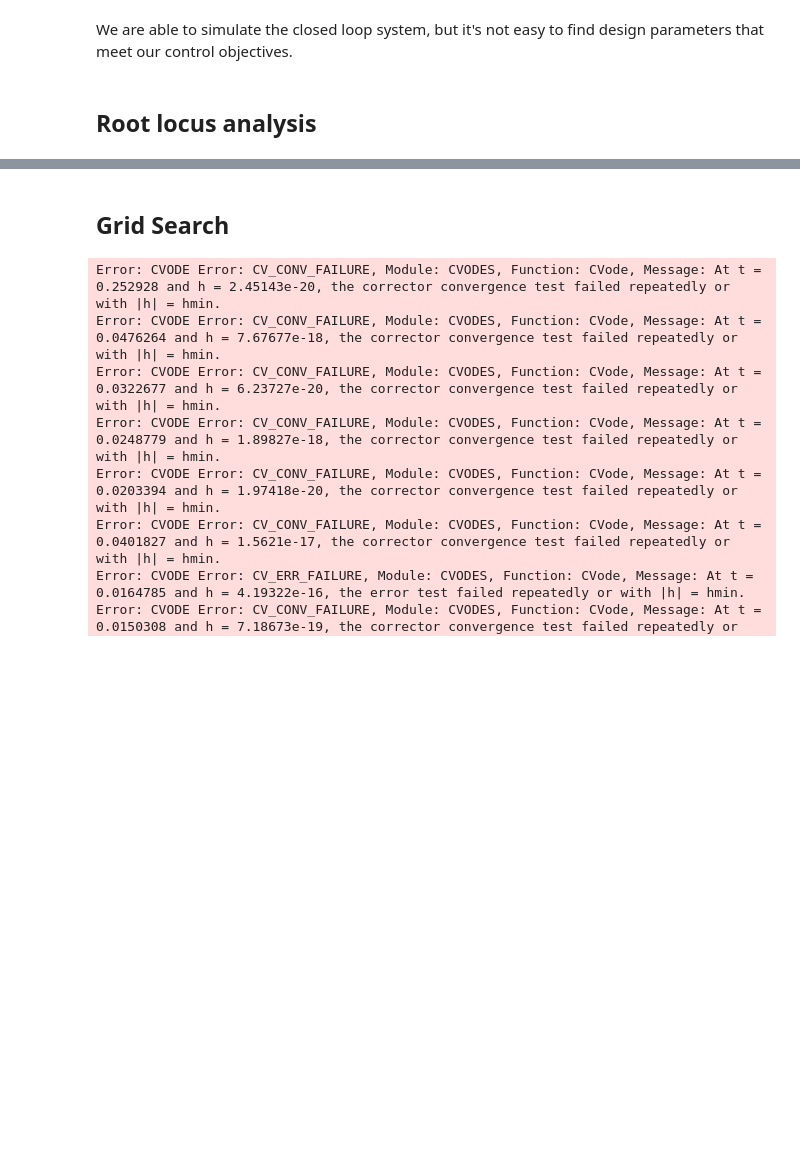
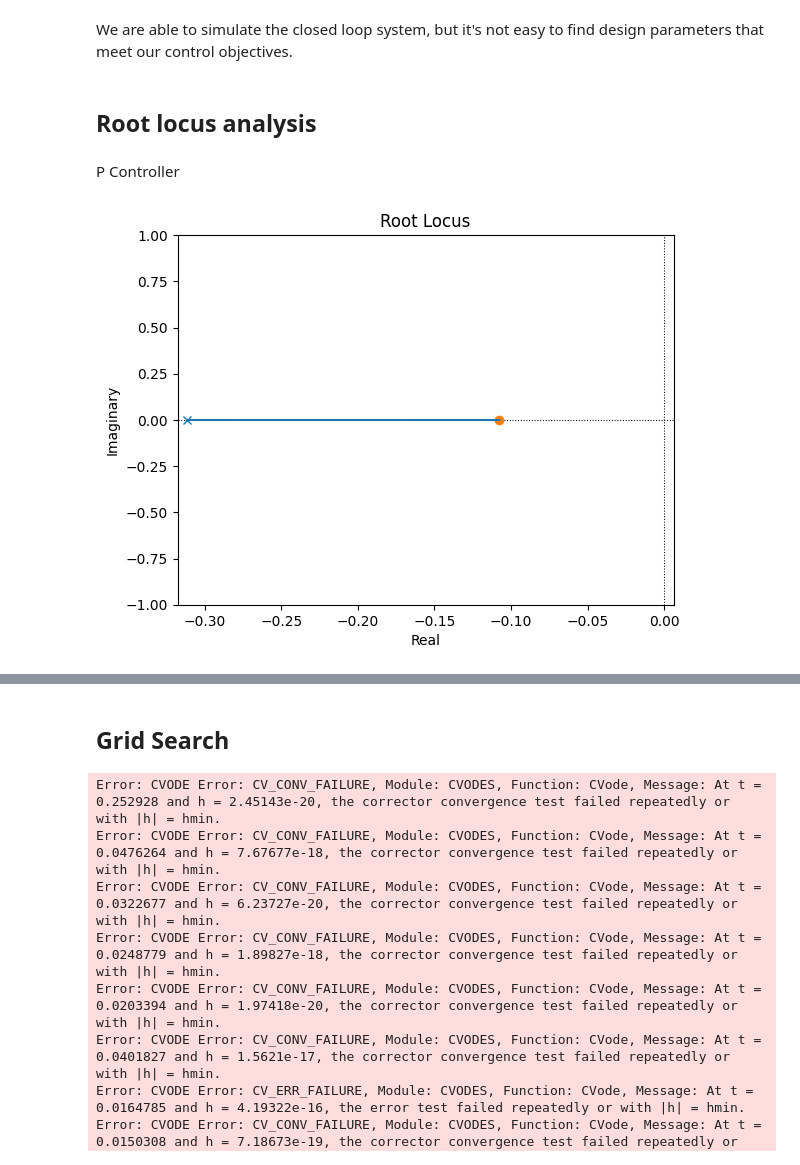
Before and after one commit to joseph-hellerstein/advanced-controls-lectures, a Jupyter notebook: lectures/lecture_15-Workflow-Control-Design/workflow_for_control_design.ipynb, the cells around one changed output, grey strips where cells are left out. Cells and saved outputs as stored; diff of their text form; code cells hidden in the pictures; blank space fills up the shorter version.

```diff
--- a/lectures/lecture_15-Workflow-Control-Design/workflow_for_control_design.ipynb
+++ b/lectures/lecture_15-Workflow-Control-Design/workflow_for_control_design.ipynb
@@ -206,3 +206,9 @@ _ = plotModel(WOLF_CL, title="", selections=["setpoint", "s5", "na"],
 We are able to simulate the closed loop system, but it's not easy to find design parameters that meet our control objectives.
 # %% [markdown]
 ## Root locus analysis
+# %% [markdown]
+P Controller
+# %%
+_ = control.root_locus(TRANSFER_FUNCTION, grid=False)
+# %% [output]
+[figure, added]
```
Also changed, not shown: parts of 7 cells of this notebook, 2 other files.
